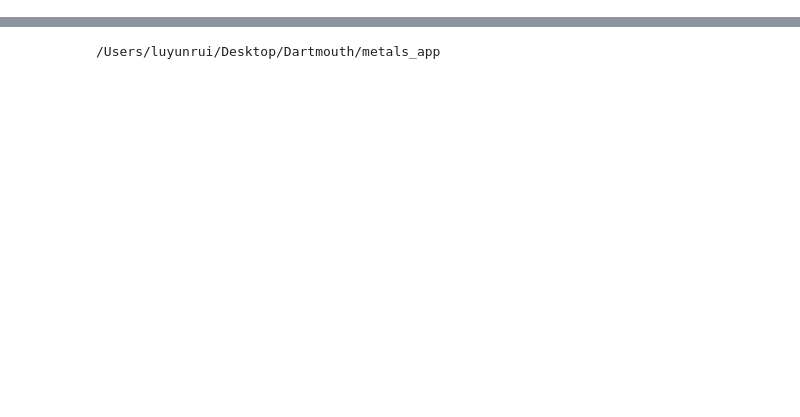
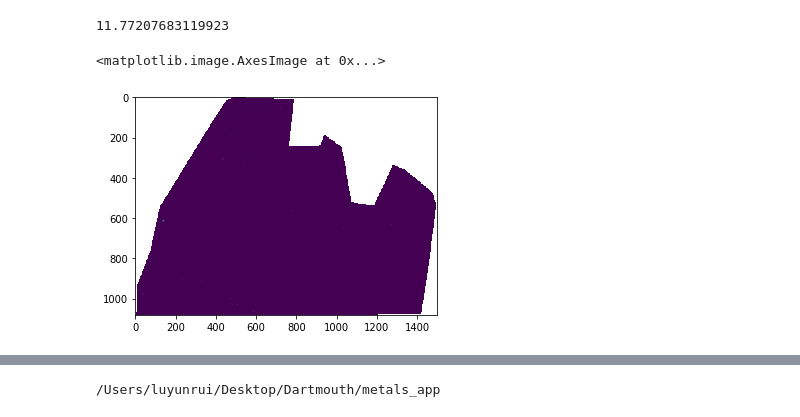
Before and after one commit to LutzzLu/metals_app, a Jupyter notebook: 5_2_make_data.ipynb, the cells around one changed output, grey strips where cells are left out. Cells and saved outputs as stored; diff of their text form; code cells hidden in the pictures; blank space fills up the shorter version.

```diff
--- a/5_2_make_data.ipynb
+++ b/5_2_make_data.ipynb
@@ -13,3 +13,6 @@ import pickle
 import matplotlib.pyplot as plt
 import matplotlib; matplotlib.rcParams['figure.dpi']=300
 from tqdm import tqdm
+# %%
+with open('/Users/luyunrui/Desktop/Dartmouth/metals_app/data/new_4/new_metals.pkl', "rb") as input_file:
+    metal_data = pickle.load(input_file)
@@ -15,0 +40,9 @@ from tqdm import tqdm
+# %%
+metal_data['metals']['All'][600, 600]
+# %% [output]
+11.77207683119923
+# %%
+plt.imshow(metal_data['metals']['All'])
+# %% [output]
+<matplotlib.image.AxesImage at 0x...>
+[figure, added]
```
Also changed, not shown: parts of 67 cells of this notebook, 30 other files.
